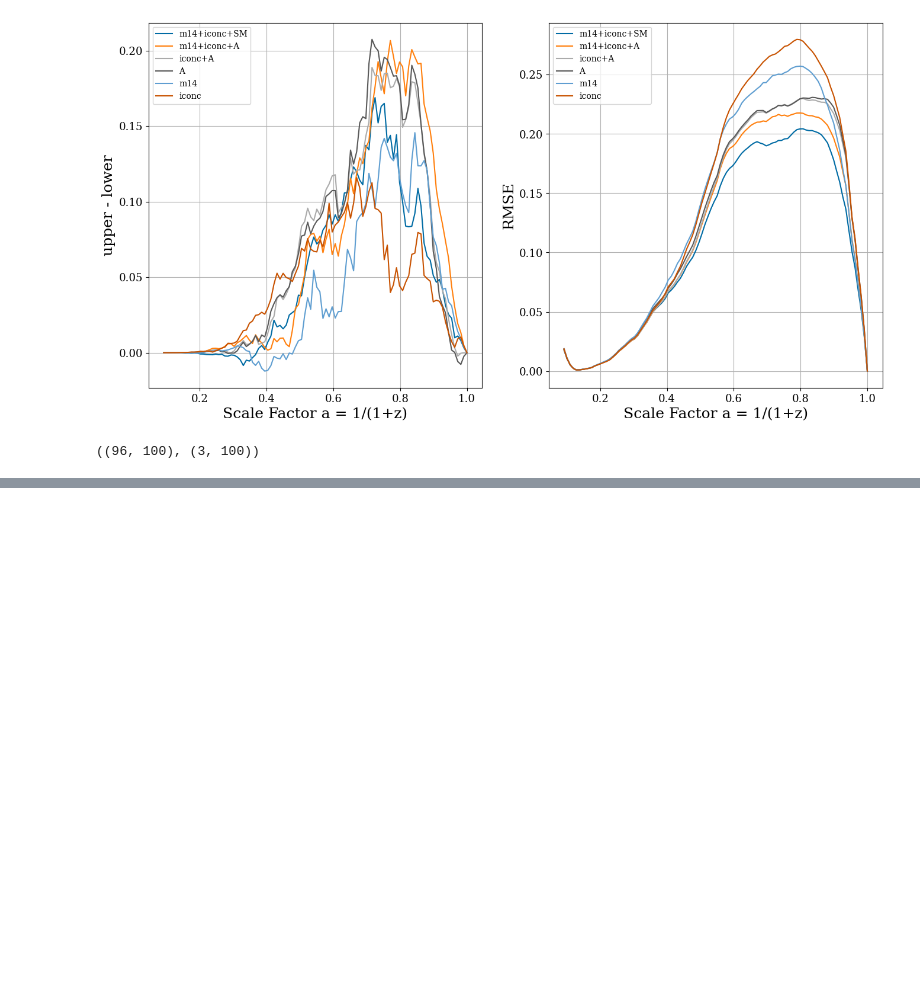
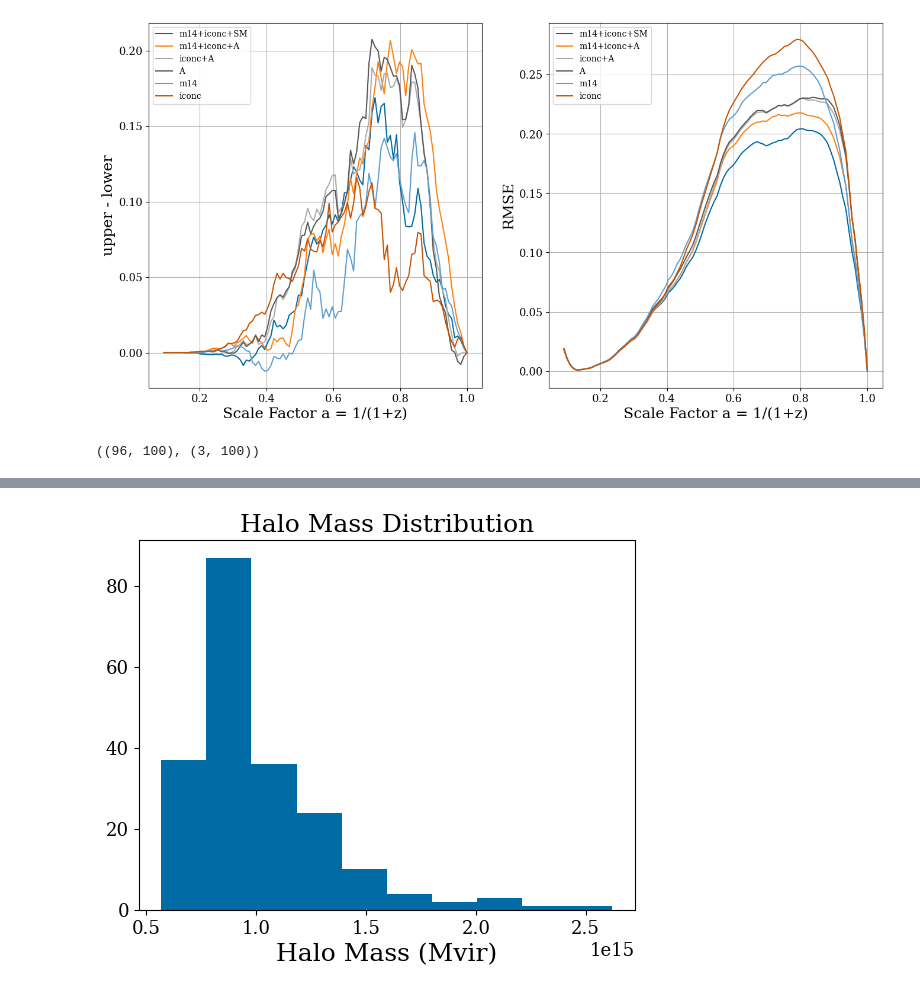
Before and after one commit to Kabelo-T/cluster_morph, a Jupyter notebook: score.ipynb, the cells around one changed output, grey strips where cells are left out. Cells and saved outputs as stored; diff of their text form; code cells hidden in the pictures; blank space fills up the shorter version.

```diff
--- a/score.ipynb
+++ b/score.ipynb
@@ -1284,0 +1316,7 @@ np.shape(mah_u50), np.shape(u25)
+# %%
+%%time
+df = pd.concat([dsdf, m14['3d']], axis=1)
+
+x = df.to_numpy()
+y = ma
+t, _, _, _, ds_weights, _, _ = corrs.multicorr(x, y)
@@ -1284,0 +1331,11 @@ np.shape(mah_u50), np.shape(u25)
+# %%
+halos = futils.get_ahf_all()
+masses = np.array([(k, df['Mvir(4)'].loc[df['Redshift(0)'] == 0].values[0]) for k, df in halos.items()])
+# masses
+# %%
+plt.hist(masses[:, 1])
+plt.title('Halo Mass Distribution')
+plt.xlabel('Halo Mass (Mvir)')
+plt.show()
+# %% [output]
+[figure, added]
```
Also changed, not shown: parts of 28 cells of this notebook, 10 other files.
